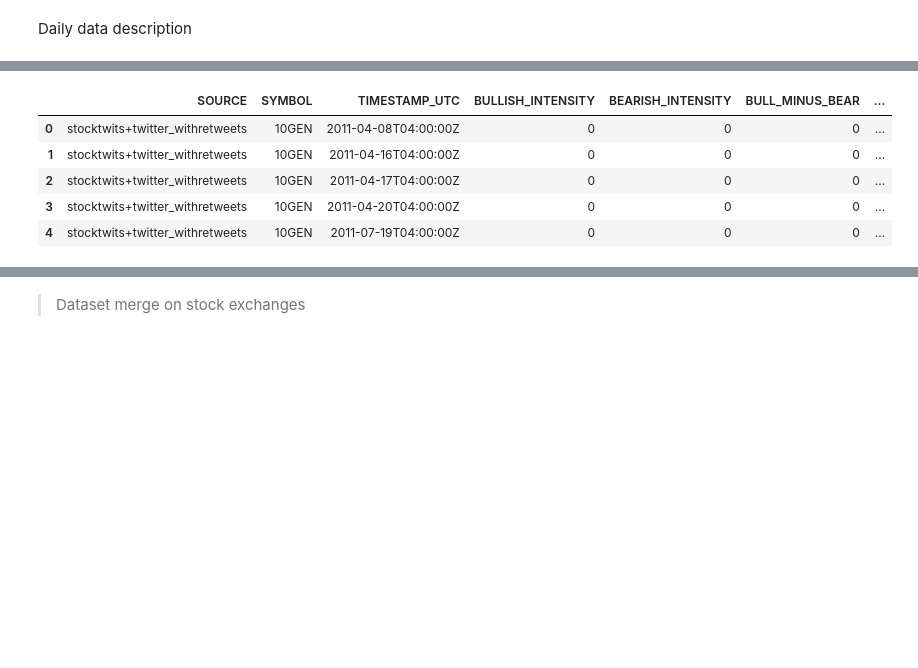
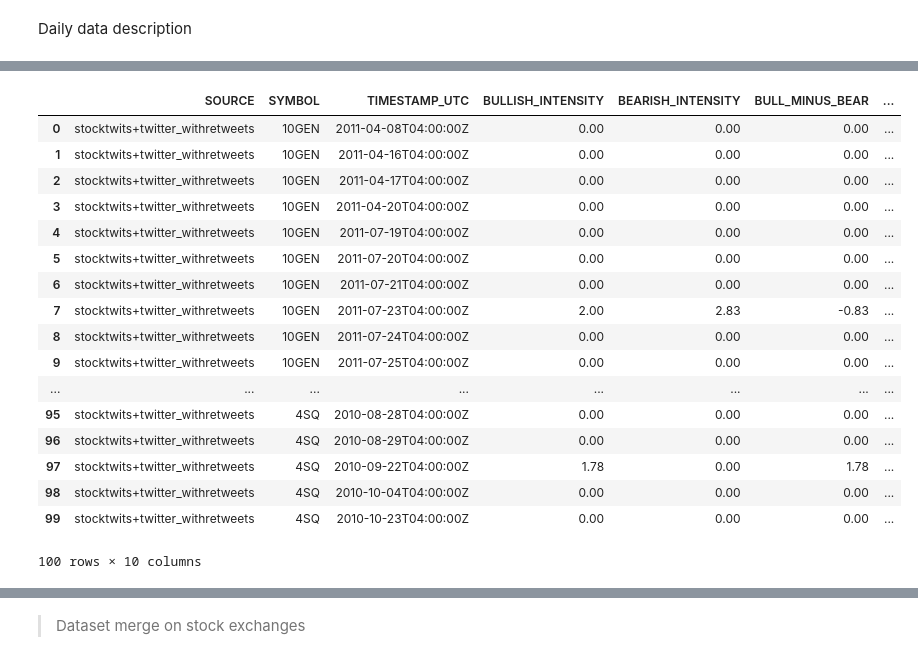
Before and after one commit to densekernel/sentisignal, a Jupyter notebook: stockTwDaily.ipynb, the cells around one changed output, grey strips where cells are left out. Saved outputs shown, nothing was run; the diff lists cells and outputs as text; code cells hidden in the pictures; blank space fills up the shorter version.

```diff
--- a/stockTwDaily.ipynb
+++ b/stockTwDaily.ipynb
@@ -114,12 +106,24 @@ dtype: object
 # %%
-dailyData.head()
+dailyData.head(100)
 # %% [output]
 |  | SOURCE | SYMBOL | TIMESTAMP_UTC | BULLISH_INTENSITY | BEARISH_INTENSITY | BULL_MINUS_BEAR | ... |
-| 0 | stocktwits+twitter_withretweets | 10GEN | 2011-04-08T04:00:00Z | 0 | 0 | 0 | ... |
-| 1 | stocktwits+twitter_withretweets | 10GEN | 2011-04-16T04:00:00Z | 0 | 0 | 0 | ... |
-| 2 | stocktwits+twitter_withretweets | 10GEN | 2011-04-17T04:00:00Z | 0 | 0 | 0 | ... |
-| 3 | stocktwits+twitter_withretweets | 10GEN | 2011-04-20T04:00:00Z | 0 | 0 | 0 | ... |
-| 4 | stocktwits+twitter_withretweets | 10GEN | 2011-07-19T04:00:00Z | 0 | 0 | 0 | ... |
+| 0 | stocktwits+twitter_withretweets | 10GEN | 2011-04-08T04:00:00Z | 0.00 | 0.00 | 0.00 | ... |
+| 1 | stocktwits+twitter_withretweets | 10GEN | 2011-04-16T04:00:00Z | 0.00 | 0.00 | 0.00 | ... |
+| 2 | stocktwits+twitter_withretweets | 10GEN | 2011-04-17T04:00:00Z | 0.00 | 0.00 | 0.00 | ... |
+| 3 | stocktwits+twitter_withretweets | 10GEN | 2011-04-20T04:00:00Z | 0.00 | 0.00 | 0.00 | ... |
+| 4 | stocktwits+twitter_withretweets | 10GEN | 2011-07-19T04:00:00Z | 0.00 | 0.00 | 0.00 | ... |
+| 5 | stocktwits+twitter_withretweets | 10GEN | 2011-07-20T04:00:00Z | 0.00 | 0.00 | 0.00 | ... |
+| 6 | stocktwits+twitter_withretweets | 10GEN | 2011-07-21T04:00:00Z | 0.00 | 0.00 | 0.00 | ... |
+| 7 | stocktwits+twitter_withretweets | 10GEN | 2011-07-23T04:00:00Z | 2.00 | 2.83 | -0.83 | ... |
+| 8 | stocktwits+twitter_withretweets | 10GEN | 2011-07-24T04:00:00Z | 0.00 | 0.00 | 0.00 | ... |
+| 9 | stocktwits+twitter_withretweets | 10GEN | 2011-07-25T04:00:00Z | 0.00 | 0.00 | 0.00 | ... |
+| ... | ... | ... | ... | ... | ... | ... | ... |
+| 95 | stocktwits+twitter_withretweets | 4SQ | 2010-08-28T04:00:00Z | 0.00 | 0.00 | 0.00 | ... |
+| 96 | stocktwits+twitter_withretweets | 4SQ | 2010-08-29T04:00:00Z | 0.00 | 0.00 | 0.00 | ... |
+| 97 | stocktwits+twitter_withretweets | 4SQ | 2010-09-22T04:00:00Z | 1.78 | 0.00 | 1.78 | ... |
+| 98 | stocktwits+twitter_withretweets | 4SQ | 2010-10-04T04:00:00Z | 0.00 | 0.00 | 0.00 | ... |
+| 99 | stocktwits+twitter_withretweets | 4SQ | 2010-10-23T04:00:00Z | 0.00 | 0.00 | 0.00 | ... |
+100 rows × 10 columns
 # %%
 # statistic description
 dailyData.describe()
```
Also changed, not shown: parts of 24 cells of this notebook, 3 other files.
